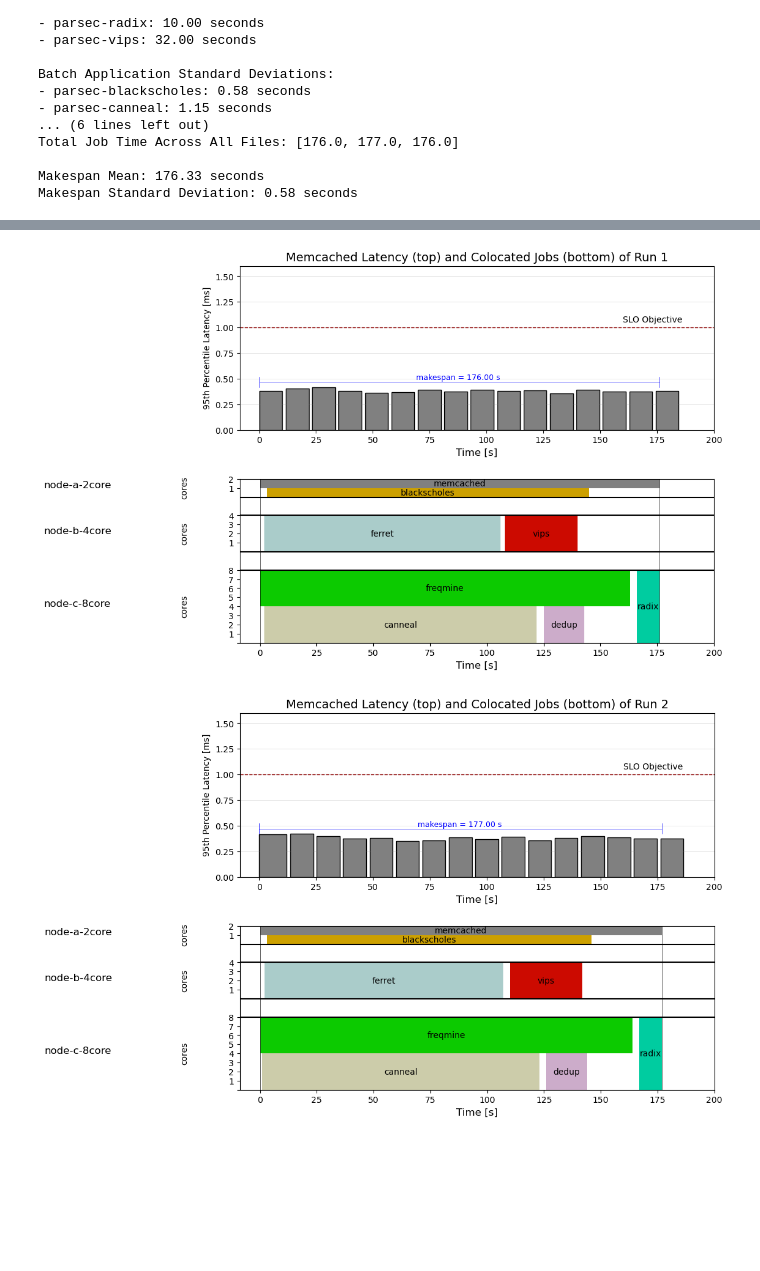
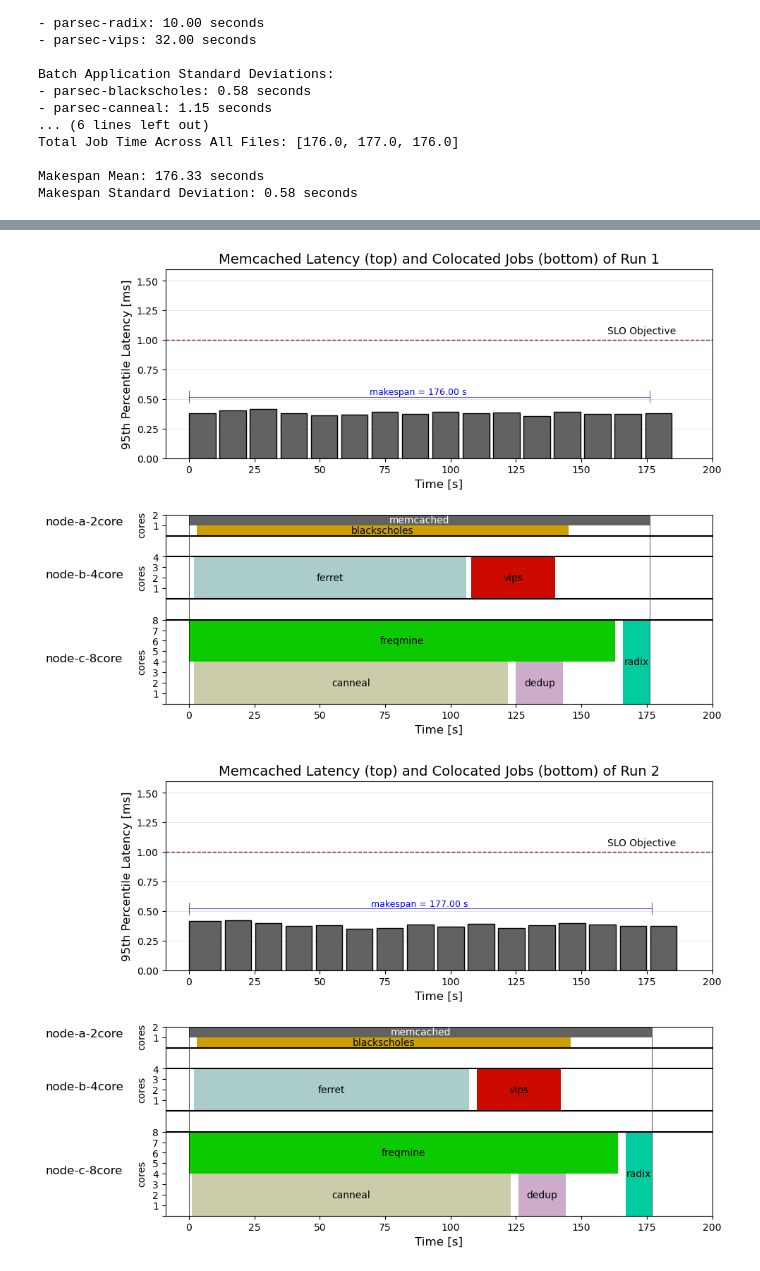
Before and after one commit to czanoli/ETH-Cloud-Computing-Architectures-2024, a Jupyter notebook: part3/plots.ipynb, the cells around one changed output, grey strips where cells are left out. Saved outputs shown, nothing was run; the diff lists cells and outputs as text; code cells hidden in the pictures; blank space fills up the shorter version.

Commit message:
added script for creating json from mcperfs, minor changes to plot3a

```diff
--- a/part3/plots.ipynb
+++ b/part3/plots.ipynb
@@ -217,11 +217,7 @@ for pod_file, mcperf_file in zip(files, mcperf_files):
     df = parse_mcperf_file(mcperf_file)
     df = synch_mcperf_pods(df, pod_file)
     df['ts_span'] = (df['ts_end'] - df['ts_start']).dt.total_seconds()
-    delay = df['ts_start'] - df['ts_end'].shift(1)
-    delay[0] = pd.Timedelta(seconds=0)
-    df['cum_ts_span'] = df['ts_span'] + delay.dt.total_seconds()
-    df['cum_ts_span'] = df['cum_ts_span'].cumsum()
-    df = df[['p95', 'QPS', 'target', 'ts_start', 'ts_start_timestamp', 'ts_span', 'cum_ts_span']]
+    df = df[['p95', 'QPS', 'target', 'ts_start', 'ts_start_timestamp', 'ts_span']]
     mcperf_dfs.append(df)
 
 # Get the SLO violation ratios
@@ -252,7 +263,7 @@ Violation Ratios:  [0.0, 0.0, 0.0]
 # Create plot 3a
 colors = {'canneal': '#CCCCAA', 'dedup': '#CCACCA', 'blackscholes': '#CCA000',
           'ferret': '#AACCCA', 'freqmine': '#0CCA00',
-          'memcached': 'grey', 'radix': '#00CCA0', 'vips': '#CC0A00'}
+          'memcached': '#626262', 'radix': '#00CCA0', 'vips': '#CC0A00'}
 jobs = ['blackscholes', 'canneal', 'dedup', 'ferret', 'freqmine', 'radix', 'vips']
 jobs_pos_hbars = [(16, 1), (0, 4), (0, 4), (10, 4), (4, 4), (0, 8), (10, 4)]
 jobs_pos_annotations = [16.5, 2, 2, 12, 6, 4, 12]
@@ -263,27 +274,26 @@ for i, df in enumerate(mcperf_dfs):
 
     ## ------ First Subplot ------ ##
     x = df['ts_start_timestamp'] - df['ts_start_timestamp'].min()
-    #x = df['cum_ts_span'] - df['cum_ts_span'][0]/2    #offset to align the starting time of the first container to x=0
     y = df['p95']/1000.0
-    ax1.bar(x, y, width=df['ts_span'], color='grey', edgecolor='black', align='edge', linewidth=1)
+    ax1.bar(x, y, width=df['ts_span'], color=colors['memcached'], edgecolor='black', linewidth=1, align='edge', zorder=3)
     slo_objective = ax1.axhline(y=1, color='darkred', linestyle='--', linewidth=1)
     ax1.annotate('SLO Objective', xy=(160, 1.05), color='black')
-    ax1.plot([0, total_times[i]], [y.max() + 0.05, y.max() + 0.05], color='blue', linestyle='-', linewidth=0.5)
-    ax1.plot([0, 0], [y.max(), y.max() + 0.1], color='blue', linestyle='-', linewidth=0.5)
-    ax1.plot([total_times[i], total_times[i]], [y.max(), y.max() + 0.1], color='blue', linestyle='-', linewidth=0.5)
-    ax1.annotate(f'makespan = {total_times[i]:.2f} s', xy=(total_times[i]/2-len(f'makespan = {total_times[i]:.2f} s'), y.max() + 0.07), color='blue', fontsize=9)
+    ax1.plot([0, total_times[i]], [y.max() + 0.1, y.max() + 0.1], color='blue', linestyle='-', linewidth=0.5)
+    ax1.plot([0, 0], [y.max() + 0.05, y.max() + 0.15], color='blue', linestyle='-', linewidth=0.5)
+    ax1.plot([total_times[i], total_times[i]], [y.max() + 0.05, y.max() + 0.15], color='blue', linestyle='-', linewidth=0.5)
+    ax1.annotate(f'makespan = {total_times[i]:.2f} s', xy=(total_times[i]/2-len(f'makespan = {total_times[i]:.2f} s'), y.max() + 0.12), color='blue', fontsize=9)
 
     # Style
-    ax1.set_xlim((-8.5,200))
+    ax1.set_xlim((-9,200))
     ax1.set_xticks([0, 25, 50, 75, 100, 125, 150, 175, 200])
     ax1.set_xlabel("Time [s]", fontsize = 12)
 
     ax1.set_ylim((0, 1.6))
     ax1.set_yticks(np.arange(0, 1.75, 0.25).tolist())
-    ax1.set_ylabel('95th Percentile Latency [ms]')
+    ax1.set_ylabel('95th Percentile Latency [ms]', fontsize = 12)
 
     ax1.set_title('Memcached Latency (top) and Colocated Jobs (bottom) of Run ' + str(i+1), fontsize = 14)
-    ax1.grid(axis='y', color='grey', linewidth=0.5, alpha=0.3)
+    ax1.grid(axis='y', color='grey', linewidth=0.5, alpha=0.3, zorder=1)
 
     ## ------ Second Subplot ------ ##
     # In order of appearance in pods_{i}.txt (as in arranged_times and relative_start_times):
@@ -294,39 +304,40 @@ for i, df in enumerate(mcperf_dfs):
                      ((relative_start_times[i][jobs.index(job)]*2 + arranged_times[i][jobs.index(job)])/2,
                      jobs_pos_annotations[jobs.index(job)]), color = 'black', horizontalalignment='center', verticalalignment='center')
 
     # Memcached
     ax2.broken_barh([(0, total_times[i])], (17, 1), facecolors = colors['memcached'])
-    ax2.annotate('memcached', (total_times[i]/2, 17.5), color = 'black',
+    ax2.annotate('memcached', (total_times[i]/2, 17.5), color = 'white',
                  horizontalalignment='center', verticalalignment='center')
 
     # Style
+    ax2.set_xlim((-9,200))
     ax2.set_xticks([0, 25, 50, 75, 100, 125, 150, 175, 200])
     ax2.set_xlabel("Time [s]", fontsize = 12)
 
     ax2.set_ylim(0, 18)
     ax2.set_yticks([0, 1, 2, 3, 4, 5, 6, 7, 8, 11, 12, 13, 14, 17, 18])
     ax2.set_yticklabels(['', '1', '2', '3', '4', '5', '6', '7', '8', '1', '2', '3', '4', '1', '2'])
 
     #ax2.grid(axis='y', color='grey', linewidth=0.5, alpha=0.3)
     ax2.grid(False)
     ax2.axhline(y=8, color='black', linestyle='-')
     ax2.axhline(y=10, color='black', linestyle='-')
     ax2.axhline(y=14, color='black', linestyle='-')
     ax2.axhline(y=16, color='black', linestyle='-')
     ax2.axvline(x=0, color='black', linewidth=0.6, alpha=0.8)
     ax2.axvline(x=total_times[i], color='black', linewidth=0.6, alpha=0.8)
 
-    ax2.text(-95, 4, 'node-c-8core', rotation=0, fontsize=12)
-    ax2.text(-35, 3, 'cores', rotation=90, fontsize=10)
+    ax2.text(-55, 4, 'node-c-8core', rotation=0, fontsize=12)
+    ax2.text(-20, 3, 'cores', rotation=90, fontsize=10)
 
-    ax2.text(-95, 12, 'node-b-4core', rotation=0, fontsize=12)
-    ax2.text(-35, 11, 'cores', rotation=90, fontsize=10)
+    ax2.text(-55, 12, 'node-b-4core', rotation=0, fontsize=12)
+    ax2.text(-20, 11, 'cores', rotation=90, fontsize=10)
 
-    ax2.text(-95, 17, 'node-a-2core', rotation=0, fontsize=12)
-    ax2.text(-35, 16, 'cores', rotation=90, fontsize=10)
+    ax2.text(-55, 17, 'node-a-2core', rotation=0, fontsize=12)
+    ax2.text(-20, 16, 'cores', rotation=90, fontsize=10)
 
     plt.show()
     #plt.savefig("plot_" + str(i) + ".pdf", bbox_inches = "tight")
 # %% [output]
-[figure, old version]
+[figure, new version]
-[figure, old version]
+[figure, new version]
```
Also changed, not shown: parts of 5 cells of this notebook, 2 other files.
